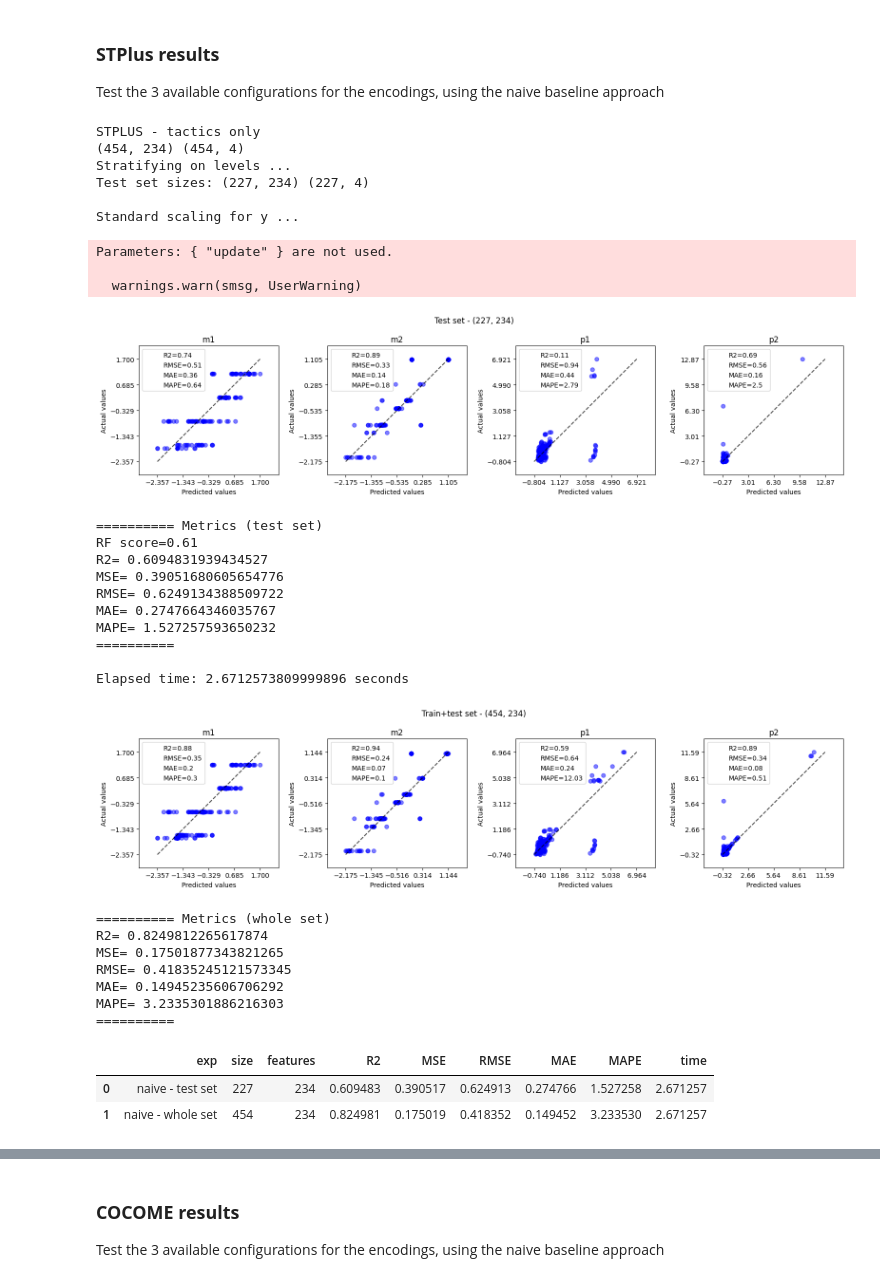
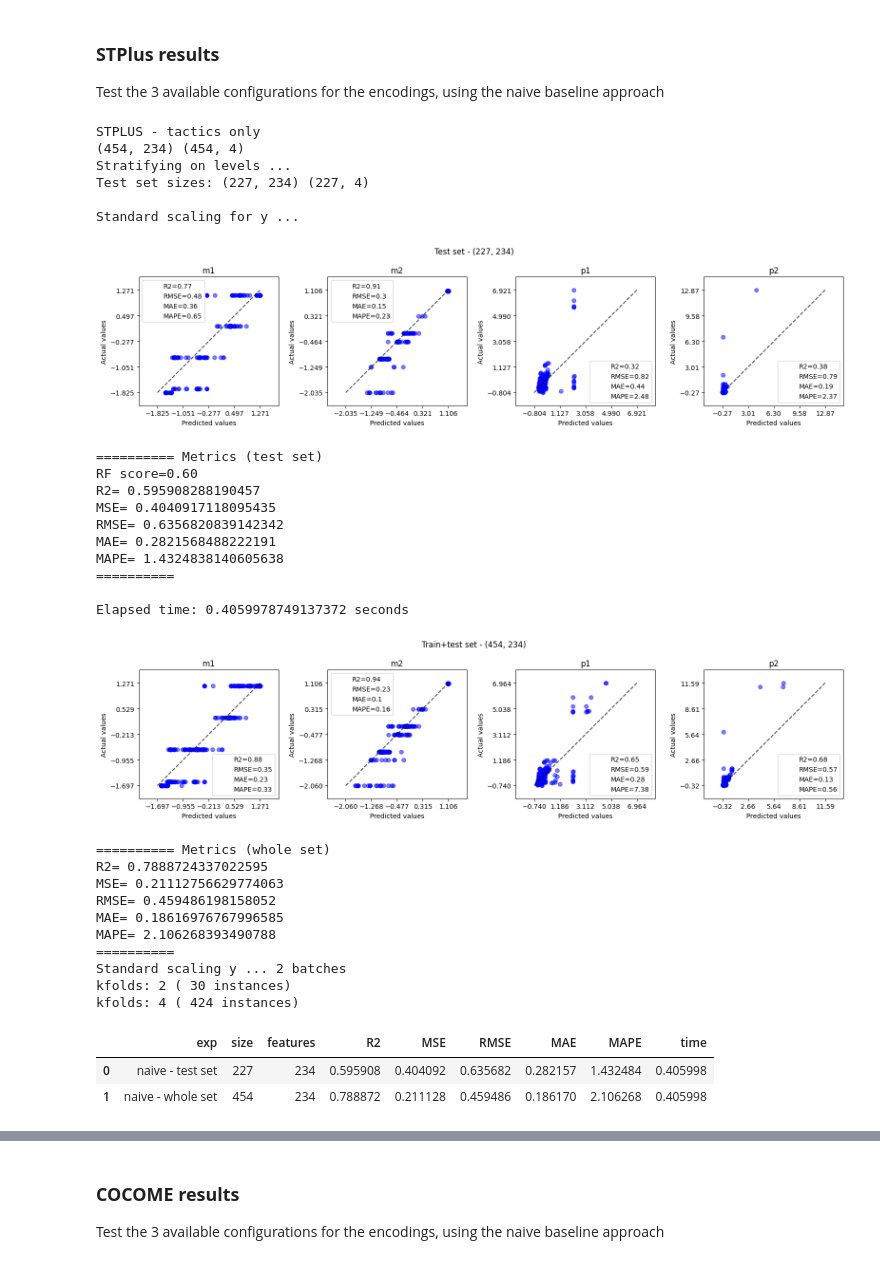
Before and after one commit to andresdp/architecture-surrogates, a Jupyter notebook: notebooks/naive-approach.ipynb, the cells around one changed output, grey strips where cells are left out. Saved outputs shown, nothing was run; the diff lists cells and outputs as text; code cells hidden in the pictures.

Commit message:
updated notebooks and results

```diff
--- a/notebooks/naive-approach.ipynb
+++ b/notebooks/naive-approach.ipynb
@@ -413,6 +397,28 @@ time: 6.76 ms (started: 2024-12-21 14:25:55 +00:00)
 # %% [markdown]
 ## **Experiments with the full dataset**
 # %%
+def run_cross_validation(regressor, X_batches, y_batches, metrics, cv_nfold=100, scale_y=True):
+
+  if scale_y:
+    print("Standard scaling y ...", len(y_batches), "batches")
+    scaler = StandardScaler()
+    for i,_ in enumerate(y_batches):
+      y_batches[i] = scaler.fit_transform(y_batches[i])
+
+  results_dict = {}
+  for scoring_metric in metrics: # Initialize the dictionaries
+      results_dict[scoring_metric] = []
+  for i,_ in enumerate(y_batches):
+    n =  y_batches[i].shape[0] // cv_nfold
+    k_folds = 2 if (n <= 1) else n
+    print("kfolds:", k_folds, "(", y_batches[i].shape[0],"instances)")
+    for scoring_metric in metrics:
+      cross_val_results = cross_val_score(regressor, X_batches[i], y_batches[i], cv=k_folds, scoring=scoring_metric)
+      results_dict[scoring_metric] = results_dict[scoring_metric] + list(cross_val_results)
+
+  return results_dict
+
+
 # It runs the whole dataset as a single batch and applies a RF regressor
 def run_single_batch(X, y, regressor, show_plots=None, test_size=0.33, target=None, verbose=True, scale_y=True, levels=None, filename=None):
 
@@ -511,48 +515,57 @@ time: 2.83 ms (started: 2024-12-21 14:25:55 +00:00)
+# %%
+# Configuration parameters for ranking the models
+cv_nfold = 100
+model_performance_dict = {}
+scoring_metrics = ['neg_median_absolute_error', 'r2', 'neg_root_mean_squared_error']
 # %% [markdown]
 ### **STPlus results**
 Test the 3 available configurations for the encodings, using the naive baseline approach
 # %%
 print("STPLUS - tactics only")
 target = OBJ_STPLUS
 X, y, _ = get_regression_data(df_stplus, target=target, tactics=True, embeddings=False, split_by_level=False)
 print(X.shape, y.shape)
 
 regr_rf = RandomForestRegressor(n_estimators=100, random_state=12, bootstrap=True)
-regr_xgb = XGBRegressor(n_estimators=100, random_state=12, tree_method='approx', update='refresh', refresh_leaf=True, process_type='default')
-regressor = regr_xgb # regr_rf # regr_xgb
+regr_xgb = XGBRegressor(n_estimators=100, random_state=12, tree_method='approx', refresh_leaf=True, process_type='default') #, update='refresh')
+regressor = regr_rf # regr_rf # regr_xgb
 
 metrics, y_pred = run_single_batch(X, y, regressor, target=target, verbose=False, show_plots=(1,4),
                                    test_size=0.5, levels=df_stplus['level'])
+
+X_batches, y_batches, _ = get_regression_data(df_stplus, target=target, tactics=True, embeddings=False, split_by_level=True)
+model_performance_dict['STPLUS - t'] = run_cross_validation(regressor, X_batches, y_batches, metrics=scoring_metrics, cv_nfold=cv_nfold)
+
 pd.DataFrame(metrics)
 # %% [output]
 STPLUS - tactics only
 (454, 234) (454, 4)
 Stratifying on levels ...
 Test set sizes: (227, 234) (227, 4)
 
 Standard scaling for y ...
+[figure, new version]
-Parameters: { "update" } are not used.
+========== Metrics (test set)
+RF score=0.60
+R2= 0.595908288190457
+MSE= 0.4040917118095435
+RMSE= 0.6356820839142342
+MAE= 0.2821568488222191
+MAPE= 1.4324838140605638
+==========
 
-  warnings.warn(smsg, UserWarning)
+Elapsed time: 0.4059978749137372 seconds
-[figure, old version]
+[figure, new version]
-========== Metrics (test set)
-RF score=0.61
-R2= 0.6094831939434527
-MSE= 0.39051680605654776
-RMSE= 0.6249134388509722
-MAE= 0.2747664346035767
-MAPE= 1.527257593650232
+========== Metrics (whole set)
+R2= 0.7888724337022595
+MSE= 0.21112756629774063
+RMSE= 0.459486198158052
+MAE= 0.18616976767996585
+MAPE= 2.106268393490788
 ==========
-
-Elapsed time: 2.6712573809999896 seconds
+Standard scaling y ... 2 batches
+kfolds: 2 ( 30 instances)
+kfolds: 4 ( 424 instances)
-[figure, old version]
-========== Metrics (whole set)
-R2= 0.8249812265617874
-MSE= 0.17501877343821265
-RMSE= 0.41835245121573345
-MAE= 0.14945235606706292
-MAPE= 3.2335301886216303
-==========
 |  | exp | size | features | R2 | MSE | RMSE | MAE | MAPE | time |
-| 0 | naive - test set | 227 | 234 | 0.609483 | 0.390517 | 0.624913 | 0.274766 | 1.527258 | 2.671257 |
-| 1 | naive - whole set | 454 | 234 | 0.824981 | 0.175019 | 0.418352 | 0.149452 | 3.233530 | 2.671257 |
+| 0 | naive - test set | 227 | 234 | 0.595908 | 0.404092 | 0.635682 | 0.282157 | 1.432484 | 0.405998 |
+| 1 | naive - whole set | 454 | 234 | 0.788872 | 0.211128 | 0.459486 | 0.186170 | 2.106268 | 0.405998 |
```
Also changed, not shown: parts of 25 cells of this notebook, 7 other files.
